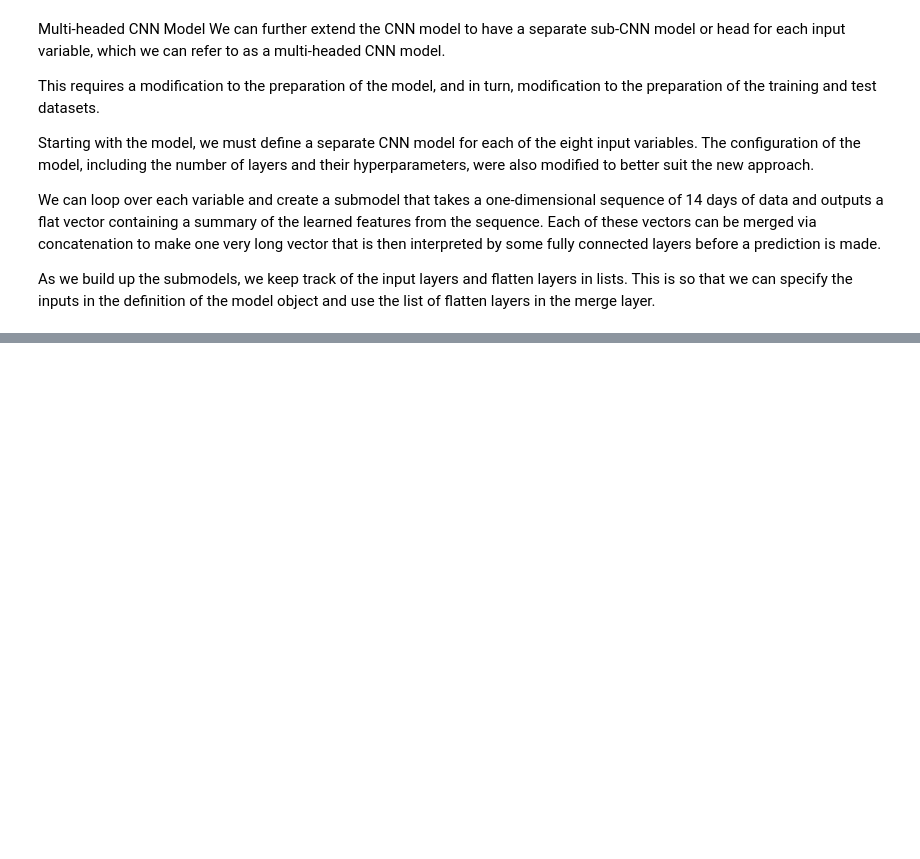
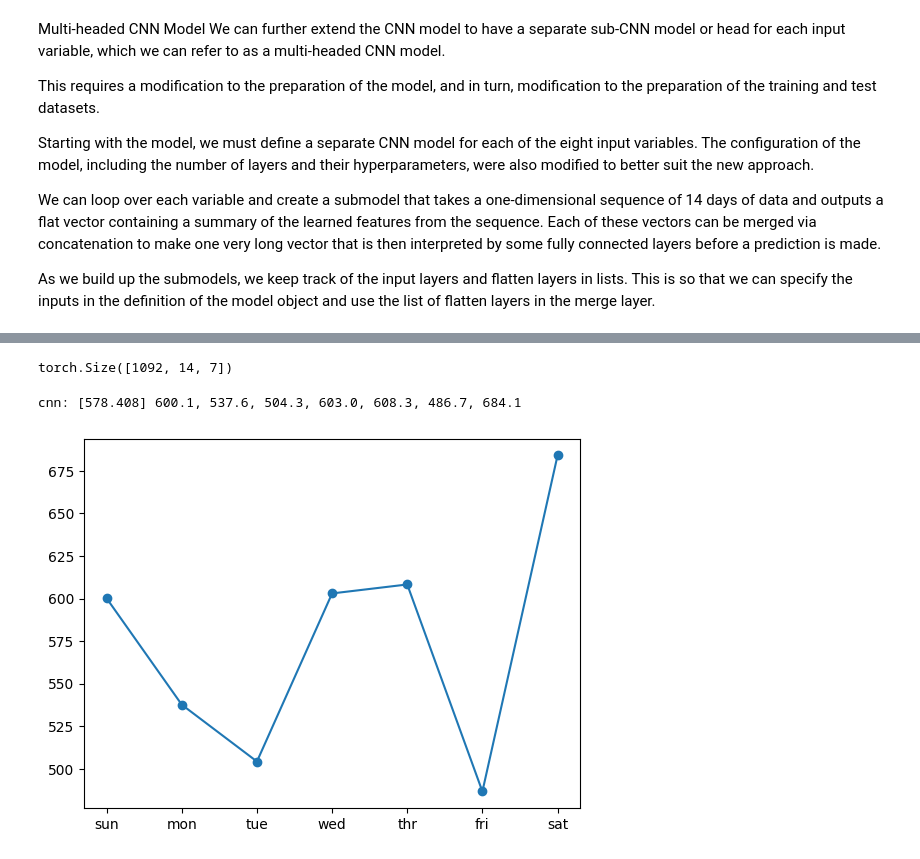
Before and after one commit to Suryasadasivam/Time_series_practice, a Jupyter notebook: Time_series_forecasting_CNN.ipynb, the cells around one changed output, grey strips where cells are left out. Cells and saved outputs as stored; diff of their text form; code cells hidden in the pictures; blank space fills up the shorter version.

```diff
--- a/Time_series_forecasting_CNN.ipynb
+++ b/Time_series_forecasting_CNN.ipynb
@@ -763,0 +872,4 @@ As we build up the submodels, we keep track of the input layers and flatten laye
+# %%
+
+# evaluate model and get scores
+n_input = 14
@@ -763,0 +913,5 @@ As we build up the submodels, we keep track of the input layers and flatten laye
+# %%
+
+X.shape
+# %% [output]
+torch.Size([1092, 14, 7])
@@ -763,0 +954,36 @@ As we build up the submodels, we keep track of the input layers and flatten laye
+# %%
+# Model Evaluation
+
+# evaluate a single model
+def evaluate_model(model, train, test, n_input):
+
+  # history is a list of weekly data
+  history = [x for x in train]
+  # walk-forward validation over each week
+  predictions = list()
+  for i in range(len(test)):
+    # predict the week
+    yhat_sequence = forecast(model, history, n_input)
+    # store the predictions
+    predictions.append(yhat_sequence.tolist())
+    # get real observation and add to history for predicting the next week
+    history.append(test[i, :])
+  # evaluate predictions days for each week
+  predictions = array(predictions)
+  # print(predictions)
+  score, scores = evaluate_forecasts(test[:, :, 0], predictions)
+  return score, scores
+# %%
+
+# evaluate model and get scores
+n_input = 14
+score, scores = evaluate_model(model, train, test, n_input)
+# summarize scores
+summarize_scores('cnn', score, scores)
+# plot scores
+days = ['sun', 'mon', 'tue', 'wed', 'thr', 'fri', 'sat']
+plt.plot(days, scores, marker='o', label='cnn')
+plt.show()
+# %% [output]
+cnn: [578.408] 600.1, 537.6, 504.3, 603.0, 608.3, 486.7, 684.1
+[figure, added]
```
Also changed, not shown: parts of 14 cells of this notebook.
